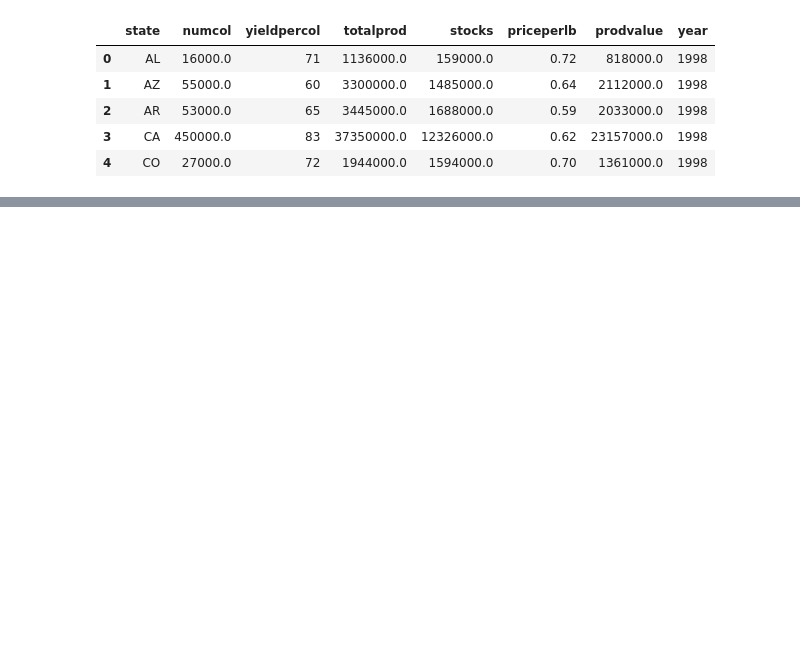
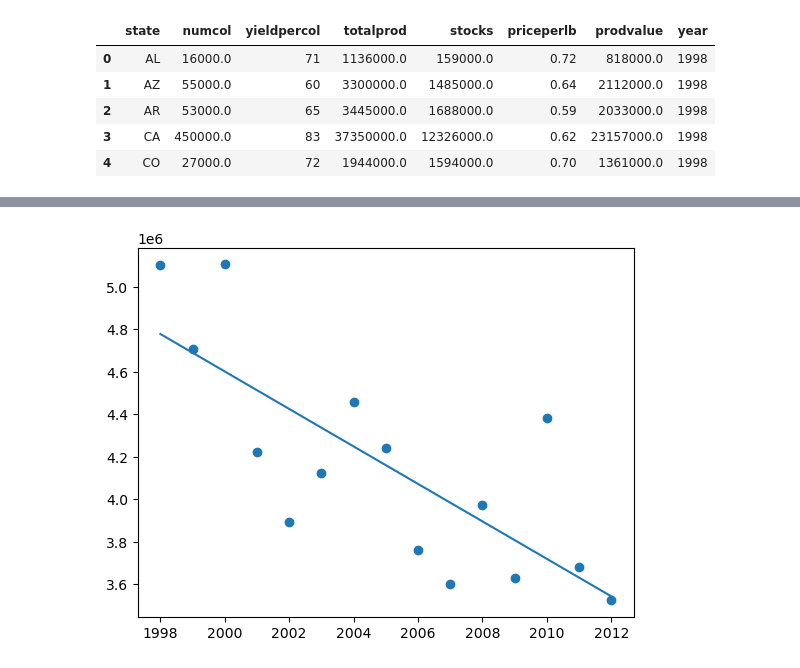
Before and after one commit to fatemehaa/DS-ML-Git-Projects, a Jupyter notebook: Honey Production - Linear Regression/Honey Production.ipynb, the cells around one changed output, grey strips where cells are left out. Saved outputs shown, nothing was run; the diff lists cells and outputs as text; code cells hidden in the pictures; blank space fills up the shorter version.

```diff
--- a/Honey Production - Linear Regression/Honey Production.ipynb
+++ b/Honey Production - Linear Regression/Honey Production.ipynb
@@ -17,0 +42,8 @@ df.head()
+# %%
+# model predictions and plotting
+y_predict = regr.predict(X)
+plt.scatter(X, y)
+plt.plot(X, y_predict)
+plt.show()
+# %% [output]
+[figure, added]
```
Also changed, not shown: parts of 5 cells of this notebook.
